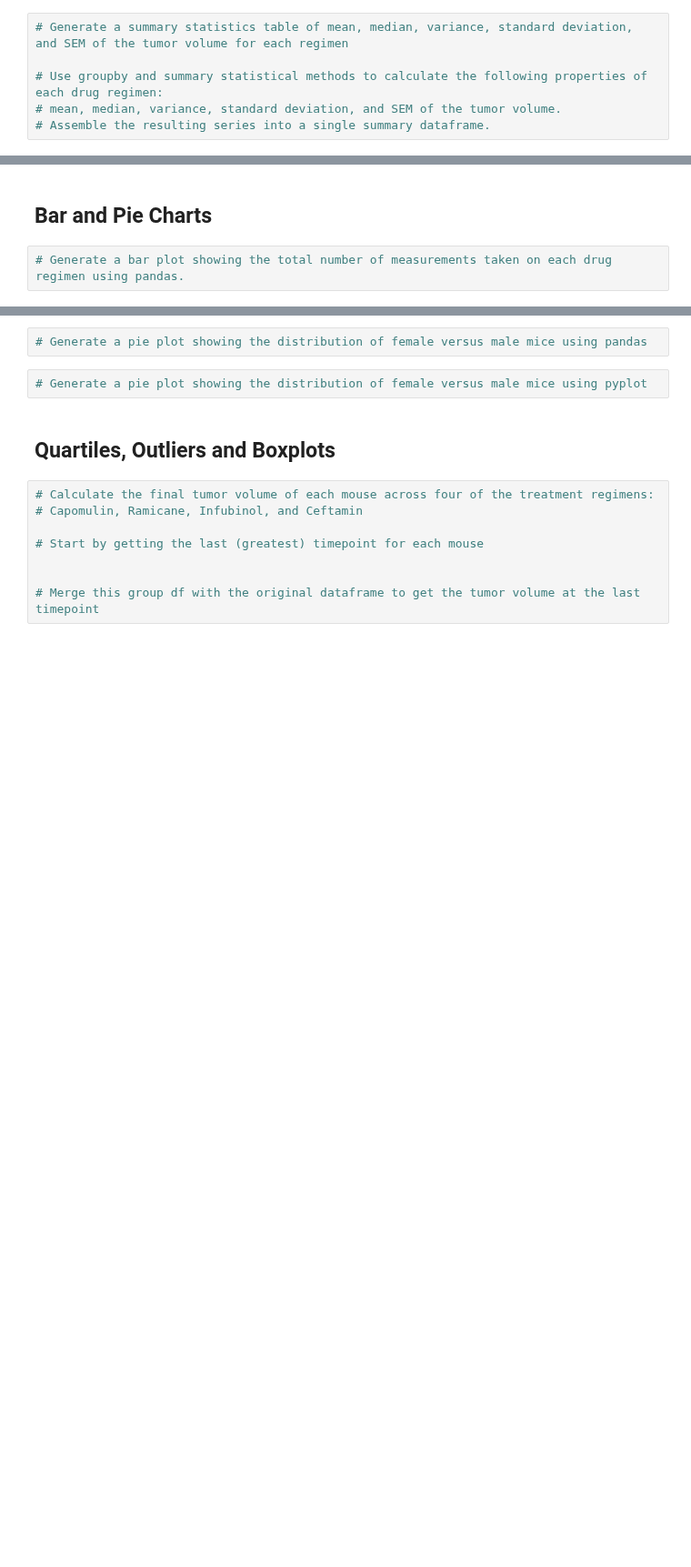
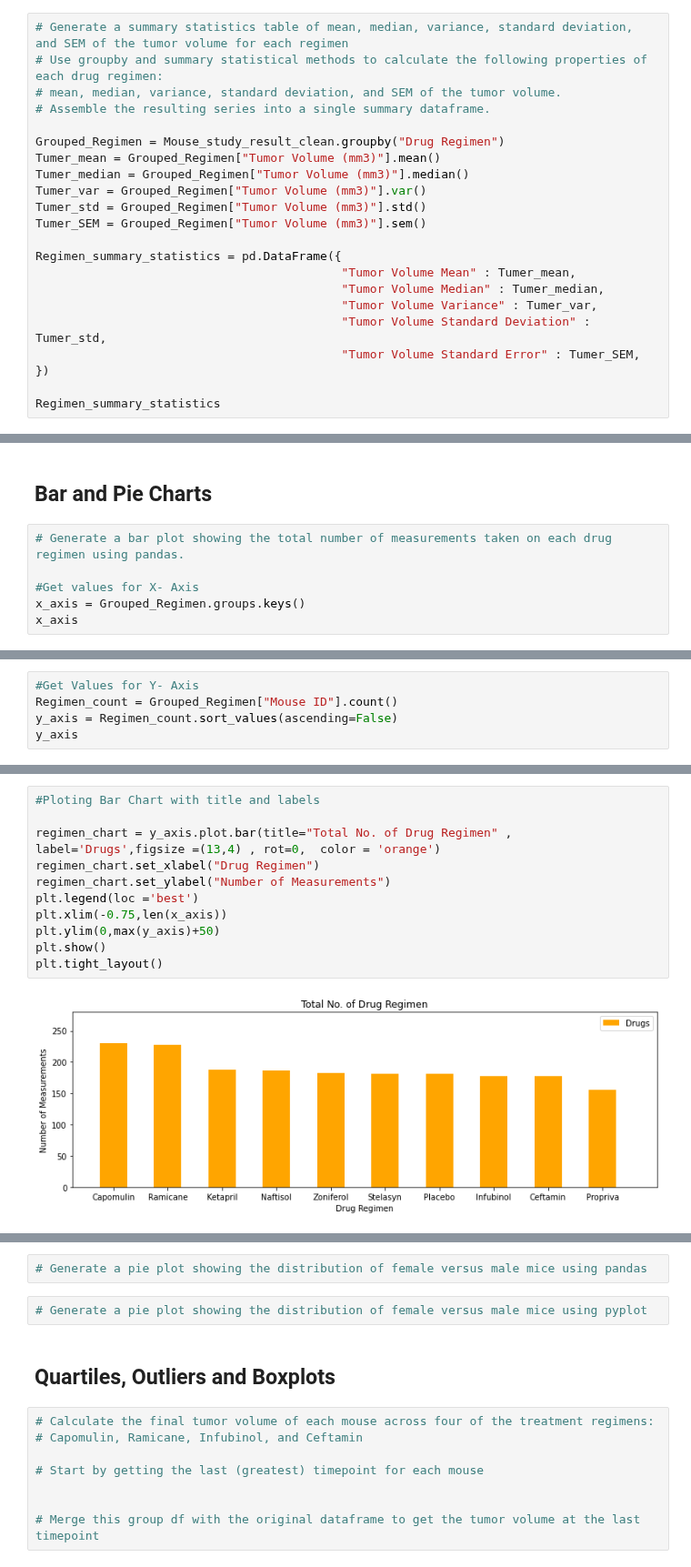
Before and after one commit to divya-gh/Matplotlib-Challenge, a Jupyter notebook: Pymaceuticals/pymaceuticals_starter.ipynb, the cells around one changed output, grey strips where cells are left out. Shown at 91% size. Saved outputs shown, nothing was run; the diff lists cells and outputs as text; blank space fills up the shorter version.

Commit message:
Bar chart done

```diff
--- a/Pymaceuticals/pymaceuticals_starter.ipynb
+++ b/Pymaceuticals/pymaceuticals_starter.ipynb
@@ -129,7 +124,23 @@ Total_Mice_clean_unique
 ## Summary Statistics
 # %%
 # Generate a summary statistics table of mean, median, variance, standard deviation, and SEM of the tumor volume for each regimen
-
 # Use groupby and summary statistical methods to calculate the following properties of each drug regimen:
 # mean, median, variance, standard deviation, and SEM of the tumor volume.
 # Assemble the resulting series into a single summary dataframe.
+
+Grouped_Regimen = Mouse_study_result_clean.groupby("Drug Regimen")
+Tumer_mean = Grouped_Regimen["Tumor Volume (mm3)"].mean()
+Tumer_median = Grouped_Regimen["Tumor Volume (mm3)"].median()
+Tumer_var = Grouped_Regimen["Tumor Volume (mm3)"].var()
+Tumer_std = Grouped_Regimen["Tumor Volume (mm3)"].std()
+Tumer_SEM = Grouped_Regimen["Tumor Volume (mm3)"].sem()
+
+Regimen_summary_statistics = pd.DataFrame({
+                                           "Tumor Volume Mean" : Tumer_mean,
+                                           "Tumor Volume Median" : Tumer_median,
+                                           "Tumor Volume Variance" : Tumer_var,
+                                           "Tumor Volume Standard Deviation" : Tumer_std,
+                                           "Tumor Volume Standard Error" : Tumer_SEM,
+})
+
+Regimen_summary_statistics
@@ -141,3 +181,7 @@ Total_Mice_clean_unique
 ## Bar and Pie Charts
 # %%
 # Generate a bar plot showing the total number of measurements taken on each drug regimen using pandas.
+
+#Get values for X- Axis
+x_axis = Grouped_Regimen.groups.keys()
+x_axis
@@ -145,0 +190,5 @@ Total_Mice_clean_unique
+# %%
+#Get Values for Y- Axis
+Regimen_count = Grouped_Regimen["Mouse ID"].count()
+y_axis = Regimen_count.sort_values(ascending=False)
+y_axis
@@ -145,0 +208,13 @@ Total_Mice_clean_unique
+# %%
+#Ploting Bar Chart with title and labels
+
+regimen_chart = y_axis.plot.bar(title="Total No. of Drug Regimen" , label='Drugs',figsize =(13,4) , rot=0,  color = 'orange')
+regimen_chart.set_xlabel("Drug Regimen")
+regimen_chart.set_ylabel("Number of Measurements")
+plt.legend(loc ='best')
+plt.xlim(-0.75,len(x_axis))
+plt.ylim(0,max(y_axis)+50)
+plt.show()
+plt.tight_layout()
+# %% [output]
+[figure, added]
```
Also changed, not shown: parts of 9 cells of this notebook.
